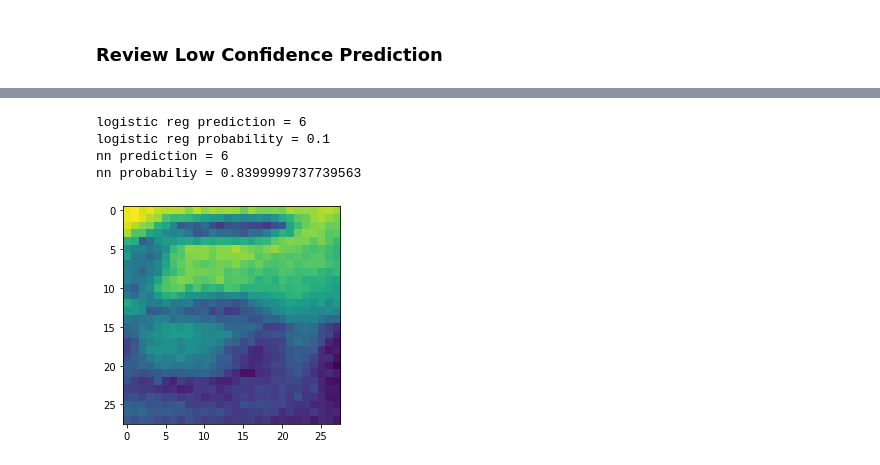
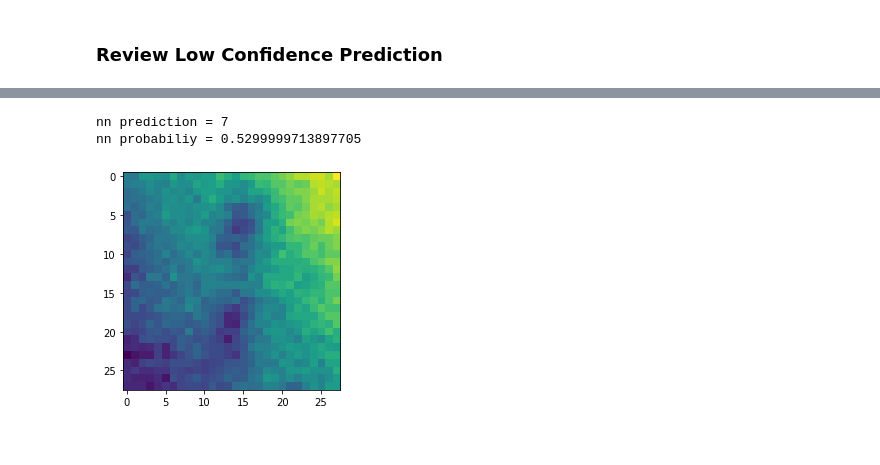
Before and after one commit to stvnchnsn/radon_monitor, a Jupyter notebook: model.ipynb, the cells around one changed output, grey strips where cells are left out. Cells and saved outputs as stored; diff of their text form; code cells hidden in the pictures.

```diff
--- a/model.ipynb
+++ b/model.ipynb
@@ -52,0 +70,22 @@ plt.show()
+# %%
+%%time
+target_pop_size =  10000
+example_size = int(target_pop_size/10)
+data_norm_dist = data.copy()
+while len(data_norm_dist)<target_pop_size:
+    for i in range(0,10):
+        num_data = data[data[:,-1] == i]
+        #data_norm_dist_temp = data[data[:,-1] != i] # removes num_data so it can be concatenated back in
+        while len(num_data)<example_size:
+            rand_int = random.randint(-1,len(num_data[:,-1])-1)
+            num_data = np.concatenate((num_data,num_data[rand_int].reshape((1,785))),axis = 0)
+        data_norm_dist = data_norm_dist[data_norm_dist[:,-1] != i]
+        data_norm_dist = np.concatenate((data_norm_dist,num_data.reshape((example_size,785))),axis = 0)
+
+print('data_norm_dist shape = ',data_norm_dist.shape)
+plt.figure(figsize = (10,5))
+plt.title('Distribution of labled digits')
+labels, counts = np.unique(data_norm_dist[:,-1], return_counts=True)
+plt.bar(labels, counts, align='center')
+plt.gca().set_xticks(labels)
+plt.show()
@@ -52,0 +97,2 @@ plt.show()
+# %%
+data = data_norm_dist
@@ -99,7 +244,10 @@ X[:].shape
 # %%
 model = keras.models.Sequential()
 model.add(keras.layers.Input(shape = (784)))
-model.add(keras.layers.Dense(784,activation='relu'))
+model.add(keras.layers.Dense(50,activation='relu'))
+model.add(keras.layers.Dense(50,activation='relu'))
+model.add(keras.layers.Dense(50,activation='relu'))
+model.add(keras.layers.Dense(50,activation='relu'))
 model.add(keras.layers.Dense(10,activation = 'softmax'))
 model.summary()
 # %% [output]
@@ -228,17 +369,15 @@ low_confidence.sort_values(by = 'log_reg_probability',ascending = False)
 # %%
-i = 2
+i = 4
 m_prediction = model.predict(X_test[indexes[i]].reshape(1,-1)).round(2)
-lr_pred = int(clf.predict(X_test[indexes[i]].reshape(1,-1))[0])
-lr_prob = round(clf.predict_proba(X_test[indexes[i]].reshape(1,-1)).max(),2)
-print('logistic reg prediction = {}'.format(lr_pred))
-print('logistic reg probability = {}'.format(lr_prob))
+#lr_pred = int(clf.predict(X_test[indexes[i]].reshape(1,-1))[0])
+#lr_prob = round(clf.predict_proba(X_test[indexes[i]].reshape(1,-1)).max(),2)
+#print('logistic reg prediction = {}'.format(lr_pred))
+#print('logistic reg probability = {}'.format(lr_prob))
 print('nn prediction = {}'.format(low_confidence_pred[i]))
 print('nn probabiliy = {}'.format(round(low_confidence_prob[i],2)))
 plt.imshow(X_test[indexes[i]].reshape((28,28)))
 plt.show()
 # %% [output]
-logistic reg prediction = 6
-logistic reg probability = 0.1
-nn prediction = 6
-nn probabiliy = 0.8399999737739563
+nn prediction = 7
+nn probabiliy = 0.5299999713897705
-[figure, old version]
+[figure, new version]
```
Also changed, not shown: parts of 38 cells of this notebook, 5 other files.
